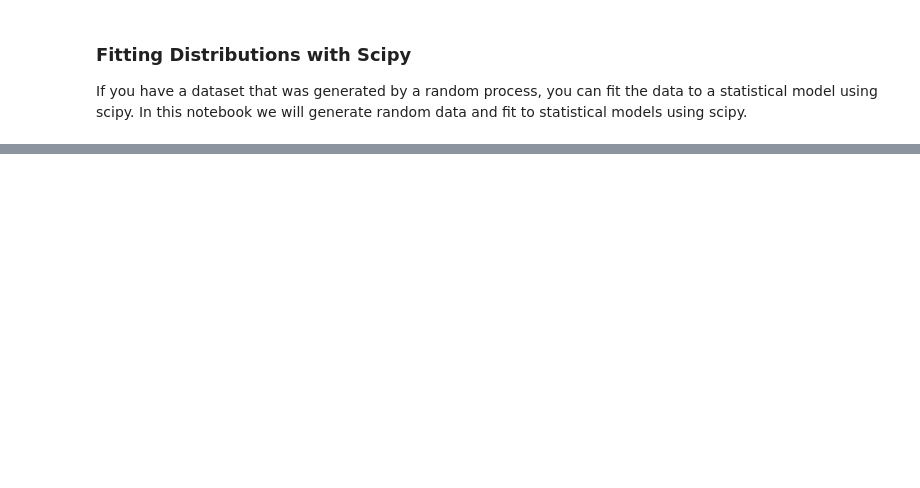
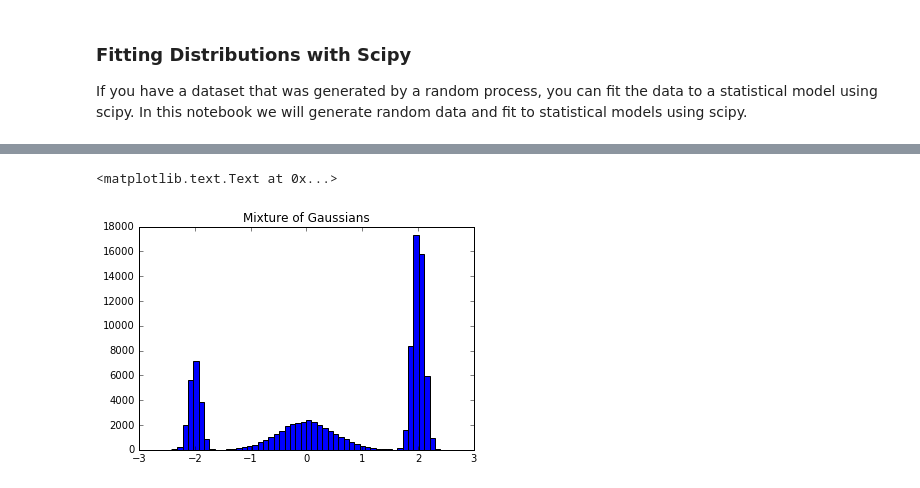
Before and after one commit to WMCDataSciene/Tutorials, a Jupyter notebook: Scipy_distributions.ipynb, the cells around one changed output, grey strips where cells are left out. Saved outputs shown, nothing was run; the diff lists cells and outputs as text; code cells hidden in the pictures; blank space fills up the shorter version.

```diff
--- a/Scipy_distributions.ipynb
+++ b/Scipy_distributions.ipynb
@@ -70,0 +77,25 @@ You can find all available distributions on [scipy's docs](https://docs.scipy.or
+# %%
+from scipy.stats.kde import gaussian_kde
+import time
+# Sample from a mixture of 3 Gaussians. First let's assign the weights (sum to 1), means and sigma for the components
+# Timing this to compare the speed to using scipy to sample
+t0 = time.time()
+weights = np.array([0.2, 0.3, 0.5])
+means = [-2, 0, 2]
+sigmas = [0.1, 0.5, 0.1]
+
+# Find the cdf of the weights and sample from that distribution
+cdf = np.cumsum(weights)
+
+samples = np.zeros(100000)
+for i in range(samples.shape[0]):
+    rand = np.random.random()
+    # sample the component from the cdf
+    m = cdf.searchsorted(rand)
+    samples[i] = sigmas[m]*np.random.randn() + means[m]
+
+t1 = time.time()
+print('Elapsed time: %s' %(t1-t0))
+n, bins, patches = plt.hist(samples, bins=50)
+plt.title('Mixture of Gaussians')
+# %% [output]
@@ -70,0 +103,2 @@ You can find all available distributions on [scipy's docs](https://docs.scipy.or
+<matplotlib.text.Text at 0x...>
+[figure, added]
```
Also changed, not shown: parts of 10 cells of this notebook.
